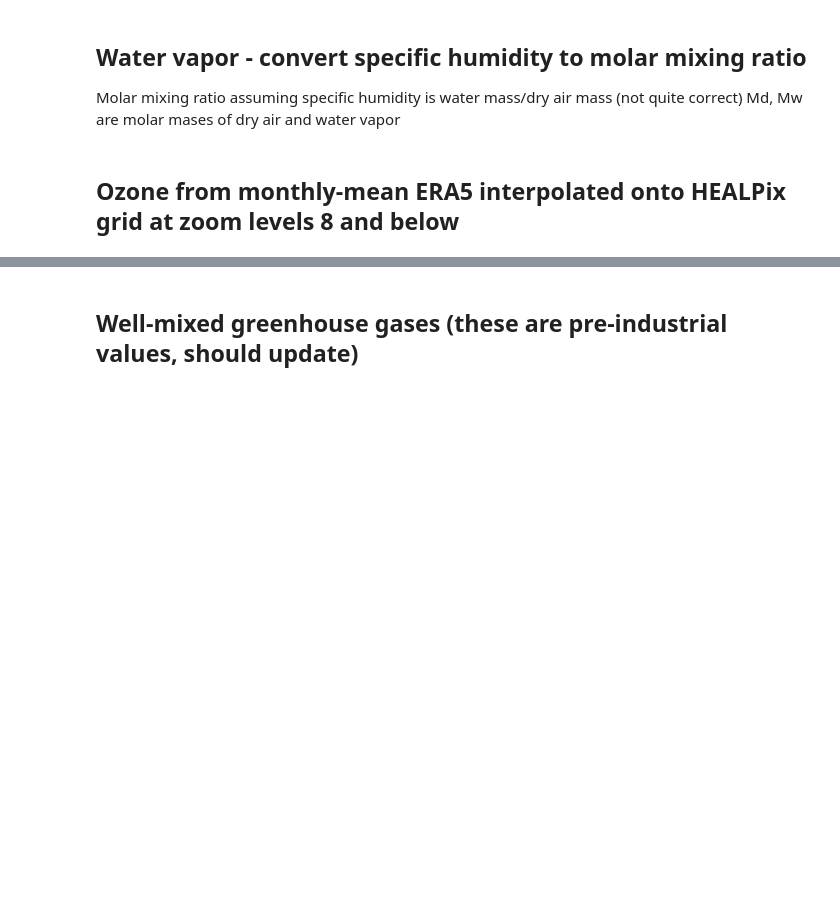
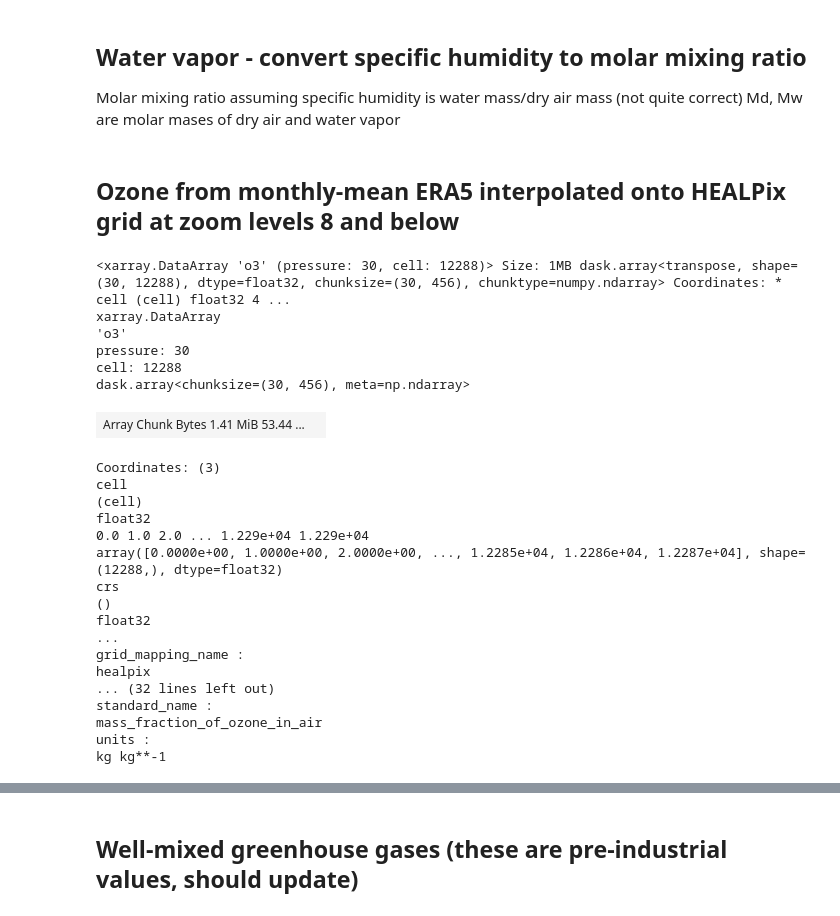
Before and after one commit to earth-system-radiation/pyRTE-RRTMGP, a Jupyter notebook: examples/dyamond3-example/pyRTE-scaling.ipynb, the cells around one changed output, grey strips where cells are left out. Saved outputs shown, nothing was run; the diff lists cells and outputs as text; code cells hidden in the pictures; blank space fills up the shorter version.

```diff
--- a/examples/dyamond3-example/pyRTE-scaling.ipynb
+++ b/examples/dyamond3-example/pyRTE-scaling.ipynb
@@ -29,7 +29,7 @@ Perhaps chunks should be introduced at this stage?
 cat = intake.open_catalog('https://digital-earths-global-hackathon.github.io/catalog/catalog.yaml')['online']
 # %%
 zoom = 5
-data = cat["icon_d3hp003feb"].to_dask()
+data = cat["icon_d3hp003feb"](zoom=zoom).to_dask()
 # %%
 # Local copy
 # data = xr.open_dataset("/Users/robert/Codes/hk25/data/PT15M_inst_z5_atm", consolidated=True, engine='zarr')
@@ -80,0 +88,34 @@ xr.merge([
+# %%
+o3 = cat["ERA5"](zoom=zoom)\
+        .to_dask()\
+        .sel(time="2020-02-01", method="nearest")\
+        .o3.interp(level=data.pressure)\
+        .reset_coords(("lat", "lon", "level", "time"))\
+        .drop_vars(("lat", "lon", "level", "time")).o3
+
+o3
+# %% [output]
+<xarray.DataArray 'o3' (pressure: 30, cell: 12288)> Size: 1MB dask.array<transpose, shape=(30, 12288), dtype=float32, chunksize=(30, 456), chunktype=numpy.ndarray> Coordinates: * cell (cell) float32 4 ...
+xarray.DataArray
+'o3'
+pressure: 30
+cell: 12288
+dask.array<chunksize=(30, 456), meta=np.ndarray>
+| Array Chunk Bytes 1.41 MiB 53.44 ... |  |
+Coordinates: (3)
+cell
+(cell)
+float32
+0.0 1.0 2.0 ... 1.229e+04 1.229e+04
+array([0.0000e+00, 1.0000e+00, 2.0000e+00, ..., 1.2285e+04, 1.2286e+04, 1.2287e+04], shape=(12288,), dtype=float32)
+crs
+()
+float32
+...
+grid_mapping_name :
+healpix
+... (32 lines left out)
+standard_name :
+mass_fraction_of_ozone_in_air
+units :
+kg kg**-1
```
Also changed, not shown: parts of 11 cells of this notebook, 1 other file.
